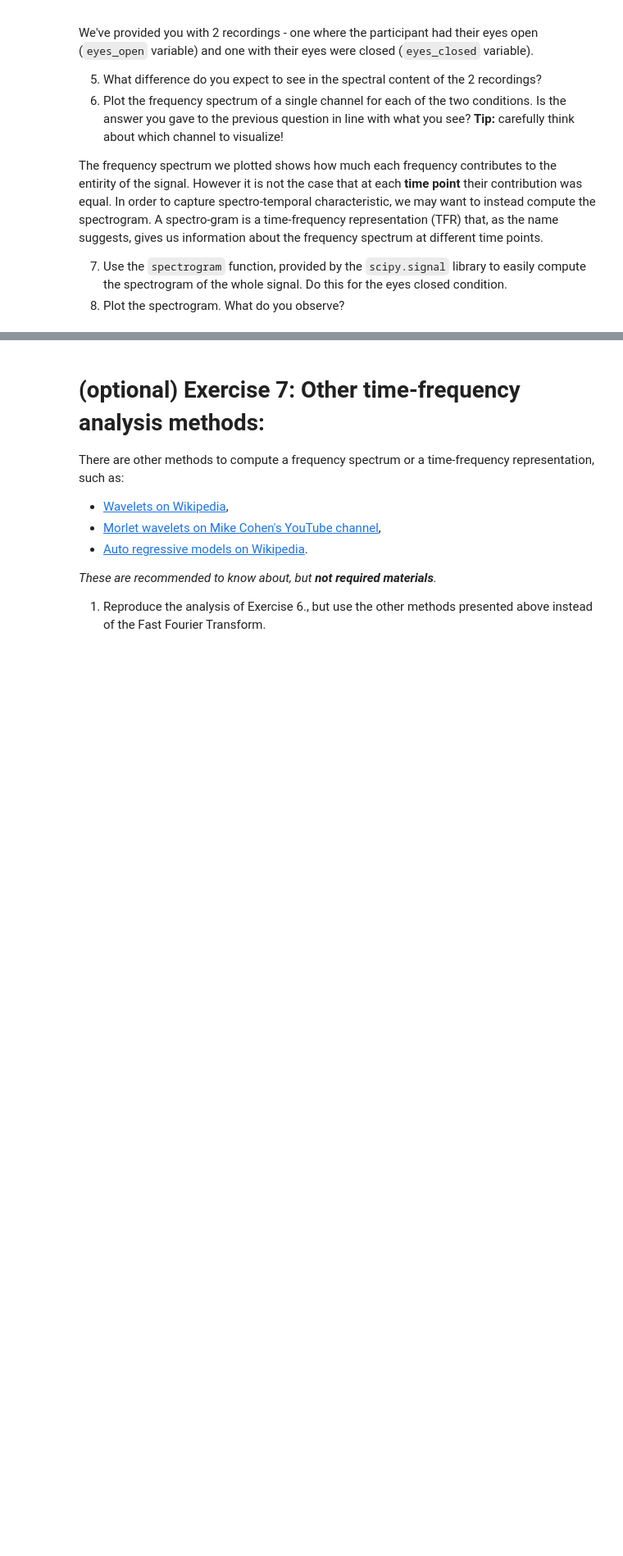
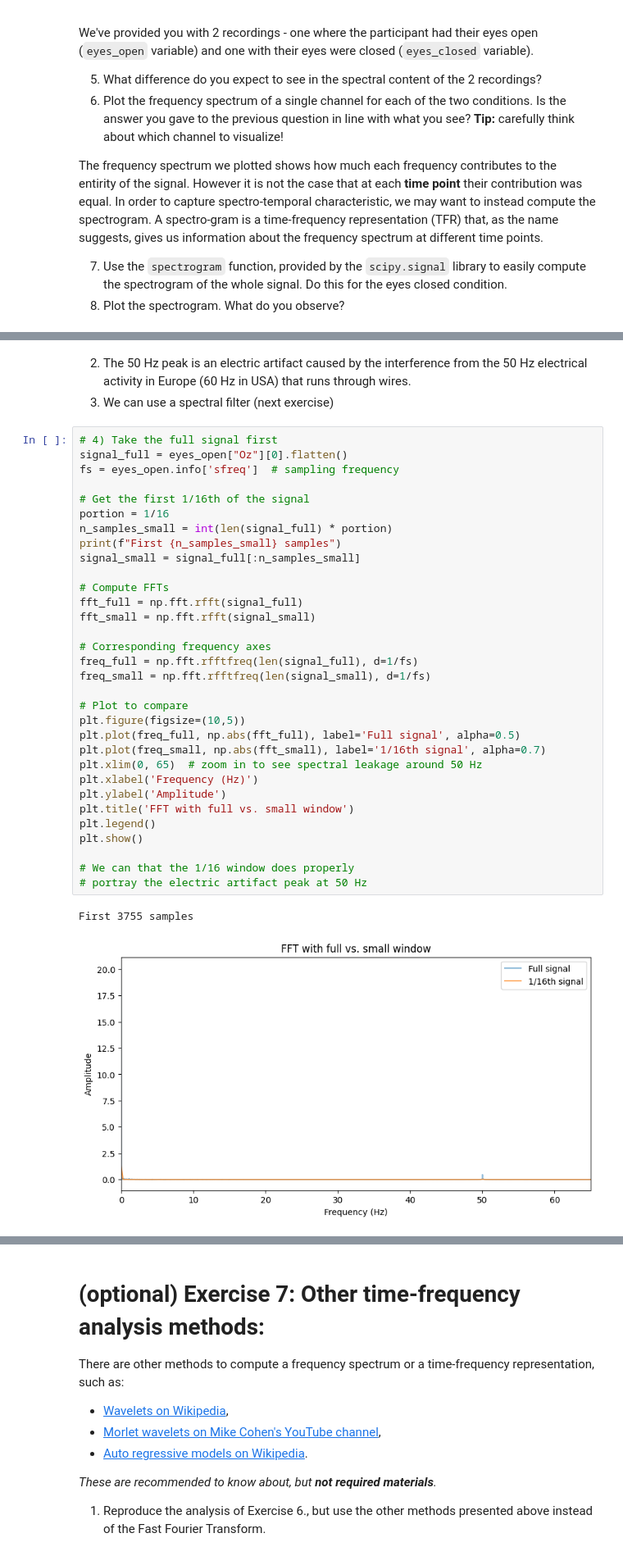
Before and after one commit to pschristodoulou/BCI_course, a Jupyter notebook: Assignments/Assignment8/assignment_08_signal_analysis.ipynb, the cells around one changed output, grey strips where cells are left out. Shown at 82% size. Cells and saved outputs as stored; diff of their text form; blank space fills up the shorter version.

```diff
--- a/Assignments/Assignment8/assignment_08_signal_analysis.ipynb
+++ b/Assignments/Assignment8/assignment_08_signal_analysis.ipynb
@@ -114,0 +167,38 @@ The frequency spectrum we plotted shows how much each frequency contributes to t
+# %% [markdown]
+2. The 50 Hz peak is an electric artifact caused by the interference from the 50 Hz electrical activity in Europe (60 Hz in USA) that runs through wires.
+3. We can use a spectral filter (next exercise)
+# %%
+# 4) Take the full signal first
+signal_full = eyes_open["Oz"][0].flatten()
+fs = eyes_open.info['sfreq']  # sampling frequency
+
+# Get the first 1/16th of the signal
+portion = 1/16
+n_samples_small = int(len(signal_full) * portion)
+print(f"First {n_samples_small} samples")
+signal_small = signal_full[:n_samples_small]
+
+# Compute FFTs
+fft_full = np.fft.rfft(signal_full)
+fft_small = np.fft.rfft(signal_small)
+
+# Corresponding frequency axes
+freq_full = np.fft.rfftfreq(len(signal_full), d=1/fs)
+freq_small = np.fft.rfftfreq(len(signal_small), d=1/fs)
+
+# Plot to compare
+plt.figure(figsize=(10,5))
+plt.plot(freq_full, np.abs(fft_full), label='Full signal', alpha=0.5)
+plt.plot(freq_small, np.abs(fft_small), label='1/16th signal', alpha=0.7)
+plt.xlim(0, 65)  # zoom in to see spectral leakage around 50 Hz
+plt.xlabel('Frequency (Hz)')
+plt.ylabel('Amplitude')
+plt.title('FFT with full vs. small window')
+plt.legend()
+plt.show()
+
+# We can that the 1/16 window does properly
+# portray the electric artifact peak at 50 Hz
+# %% [output]
+First 3755 samples
+[figure, added]
```
Also changed, not shown: parts of 10 cells of this notebook, 9 other files.
